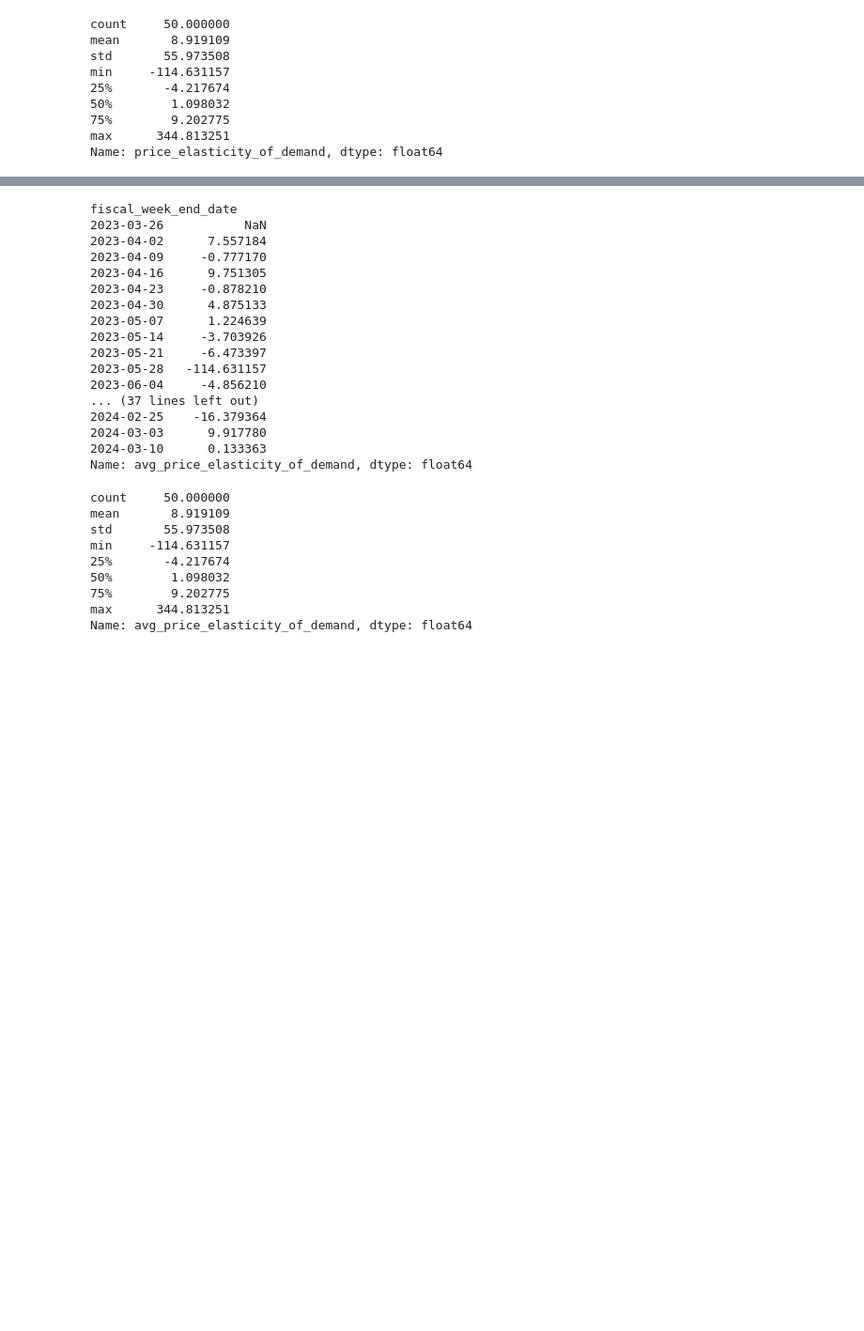
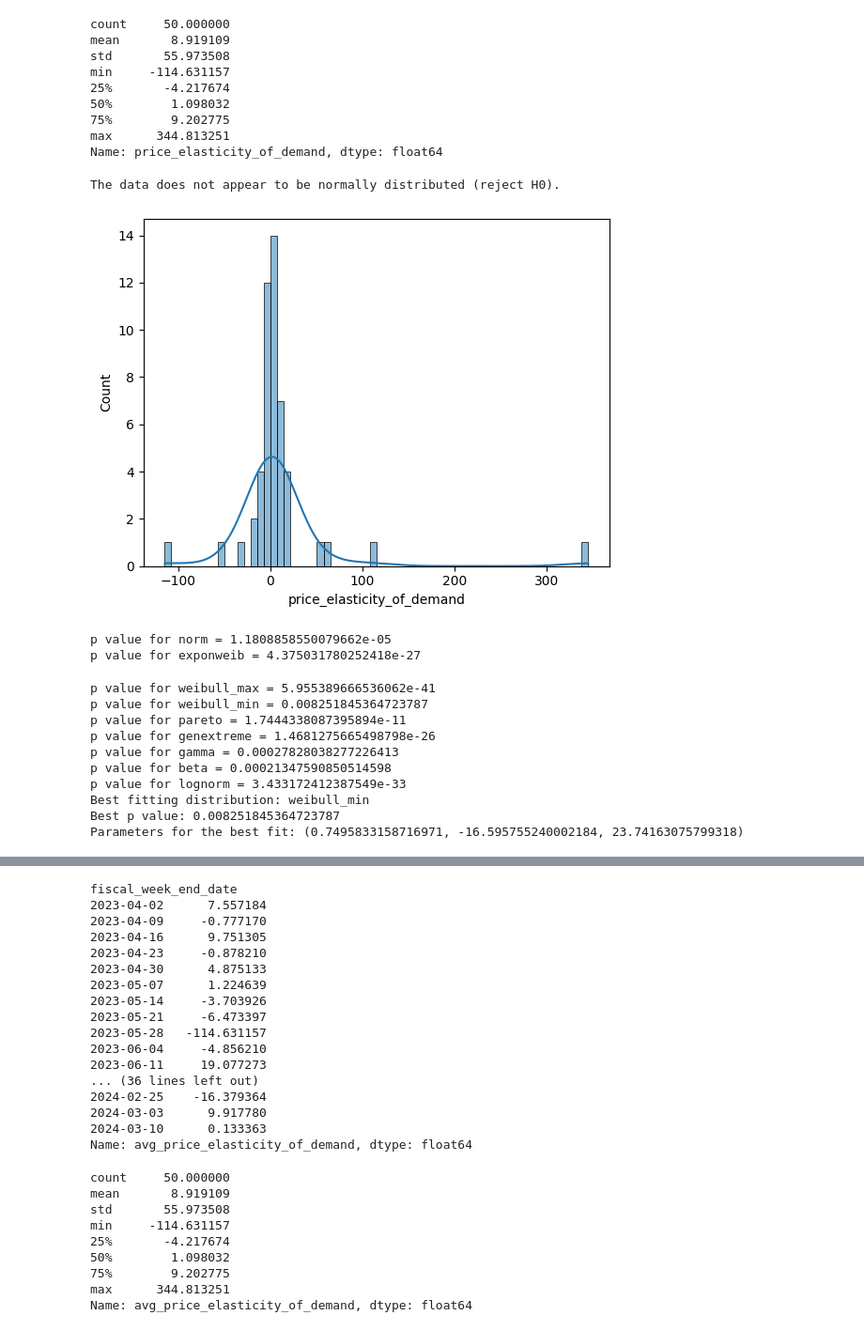
Before and after one commit to MariamAmmar/6644_Final_Project, a Jupyter notebook: BU_Florida.ipynb, the cells around one changed output, grey strips where cells are left out. Shown at 94% size. Drawn from its saved outputs; the diff is of its cells as text; code cells hidden in the pictures; blank space fills up the shorter version.

```diff
--- a/BU_Florida.ipynb
+++ b/BU_Florida.ipynb
@@ -816,6 +812,7 @@ plt.show()
 # %%
+#Estimate price elasticity of demand
 weekly_table['price_elasticity_of_demand'] = (weekly_units_sold.pct_change() / weekly_unit_price.pct_change()).dropna()
-price_elasticity_of_demand = weekly_table['price_elasticity_of_demand']
+price_elasticity_of_demand = weekly_table['price_elasticity_of_demand'].dropna()
 print(price_elasticity_of_demand)
 # %% [output]
 fiscal_week_end_date
@@ -835,6 +832,3 @@ fiscal_week_end_date
 2024-03-03      9.917780
 2024-03-10      0.133363
 Name: price_elasticity_of_demand, dtype: float64
-# %%
-price_elasticity_of_demand = price_elasticity_of_demand.dropna()
-price_elasticity_of_demand
@@ -870,3 +846,61 @@ min     -114.631157
 75%        9.202775
 max      344.813251
 Name: price_elasticity_of_demand, dtype: float64
+# %%
+# Check normality price_elasticity_of_demand
+
+# Check normality assumption for price_elasticity_of_demand
+stat, p = stats.shapiro(price_elasticity_of_demand)
+
+# Interpret the results
+alpha = 0.05
+if p > alpha:
+    print('The data appears to be normally distributed (fail to reject H0).')
+else:
+    print('The data does not appear to be normally distributed (reject H0).')
+# %% [output]
+The data does not appear to be normally distributed (reject H0).
+# %%
+# identify distribution of price_elasticity_of_demand
+
+# Load your data into a pandas DataFrame
+data2 = price_elasticity_of_demand
+
+# Visual inspection
+sns.histplot(data2, kde=True)
+plt.show()
+
+# Define the distributions to test
+dist_names = ["norm", "exponweib", "weibull_max", "weibull_min", "pareto", "genextreme", "gamma", "beta", "lognorm"]
+
+# Fit your data to each distribution
+dist_results = []
+params = {}
+for dist_name in dist_names:
+    dist = getattr(st, dist_name)
+    param = dist.fit(data2)
+    params[dist_name] = param
+    # Apply the Kolmogorov-Smirnov test
+    D, p = st.kstest(data2, dist_name, args=param)
+    print(f"p value for {dist_name} = {p}")
+    dist_results.append((dist_name, p))
+
+# Find the best fitting distribution
+best_dist, best_p = max(dist_results, key=lambda item: item[1])
+print(f"Best fitting distribution: {best_dist}")
+print(f"Best p value: {best_p}")
+print(f"Parameters for the best fit: {params[best_dist]}")
+# %% [output]
+[figure, added]
+p value for norm = 1.1808858550079662e-05
+p value for exponweib = 4.375031780252418e-27
+p value for weibull_max = 5.955389666536062e-41
+p value for weibull_min = 0.008251845364723787
+p value for pareto = 1.7444338087395894e-11
+p value for genextreme = 1.4681275665498798e-26
+p value for gamma = 0.00027828038277226413
+p value for beta = 0.00021347590850514598
+p value for lognorm = 3.433172412387549e-33
+Best fitting distribution: weibull_min
+Best p value: 0.008251845364723787
+Parameters for the best fit: (0.7495833158716971, -16.595755240002184, 23.74163075799318)
@@ -873,10 +908,9 @@ Name: price_elasticity_of_demand, dtype: float64
 # %%
 weekly_table['avg_price_elasticity_of_demand'] = (average_weekly_units_sold.pct_change() / weekly_unit_price.pct_change()).dropna()
-avg_price_elasticity_of_demand = weekly_table['avg_price_elasticity_of_demand']
+avg_price_elasticity_of_demand = weekly_table['avg_price_elasticity_of_demand'].dropna()
 print(avg_price_elasticity_of_demand)
 # %% [output]
 fiscal_week_end_date
-2023-03-26           NaN
 2023-04-02      7.557184
 2023-04-09     -0.777170
 2023-04-16      9.751305
@@ -887,7 +921,8 @@ fiscal_week_end_date
 2023-05-21     -6.473397
 2023-05-28   -114.631157
 2023-06-04     -4.856210
-... (37 lines left out)
+2023-06-11     19.077273
+... (36 lines left out)
 2024-02-25    -16.379364
 2024-03-03      9.917780
 2024-03-10      0.133363
```
Also changed, not shown: parts of 19 cells of this notebook.
